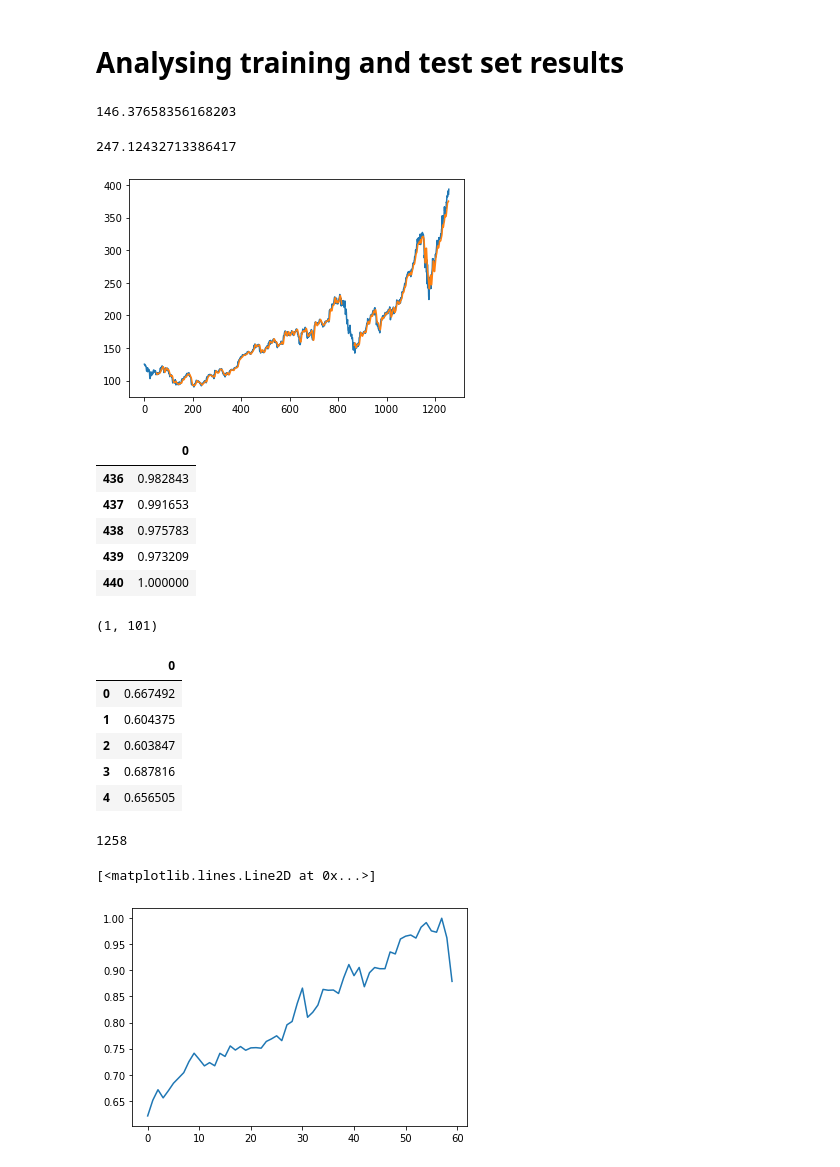
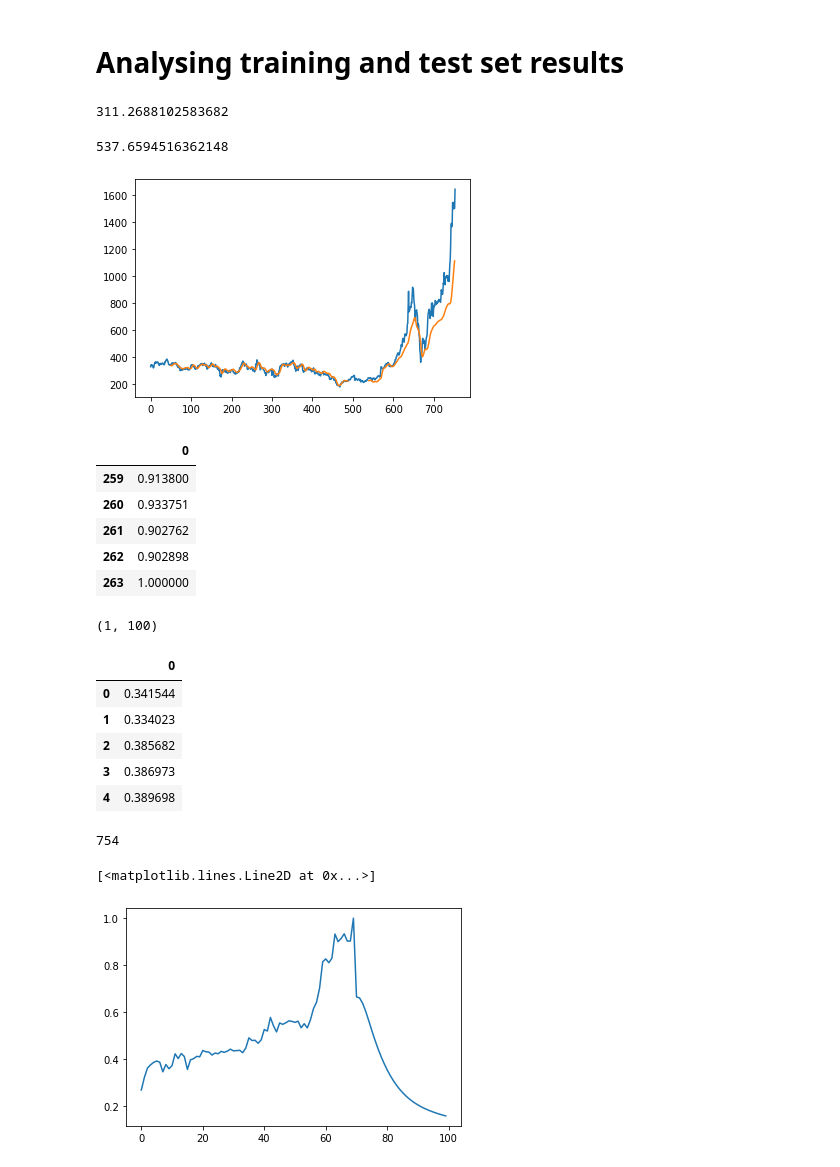
Before and after one commit to GaurangRaje/LSTM, a Jupyter notebook: LSTM_Stocks.ipynb, the cells around one changed output. Saved outputs shown, nothing was run; the diff lists cells and outputs as text; code cells hidden in the pictures.

```diff
--- a/LSTM_Stocks.ipynb
+++ b/LSTM_Stocks.ipynb
@@ -25,7 +23,7 @@ import os
 # %%
 yesterday = date.today() - timedelta(days = 1)
 print(yesterday)
-fya = yesterday - timedelta(days = 365 * 5)
+fya = yesterday - timedelta(days = 365 * 3)
 print(fya)
 # %% [output]
 2020-07-20
@@ -33,5 +31,5 @@ print(fya)
 # %%
-ticker = 'AAPL'
+ticker = 'TSLA'
 TIINGO_API_KEY = '0d89b22b2baae6031d933255d95b27b45630fa18'
 #api_key=os.environ.get('TIINGO_API_KEY')
 df = pdr.get_data_tiingo(ticker, api_key=TIINGO_API_KEY,
@@ -210,8 +208,8 @@ print(X_train)
 # %%
 model = Sequential([
           LSTM(50, return_sequences=True, input_shape=(100,1)),
-          LSTM(50, return_sequences=True),
-          LSTM(50),
-          Dense(1)
+          LSTM(50, return_sequences=True, activation='relu'),
+          LSTM(50, activation='relu'),
+          Dense(1, activation='linear')
 ])
 model.compile(loss='mean_squared_error', optimizer='adam')
@@ -277,39 +278,35 @@ test_pred = scaler.inverse_transform(test_pred)
 # %%
 math.sqrt(mean_squared_error(y_train, train_pred))
 # %% [output]
-146.37658356168203
+311.2688102583682
 # %%
 math.sqrt(mean_squared_error(y_test, test_pred))
 # %% [output]
-247.12432713386417
+537.6594516362148
 # %%
 y_pred_plot = np.empty_like(df1)
 y_pred_plot[:, :] = np.nan
 y_pred_plot[time_step:len(train_pred)+time_step, :] = train_pred
-#y_pred_plot = np.empty_like(df1)
-#y_pred_plot[:,:] = np.nan
 y_pred_plot[len(train_pred)+(time_step*2)+1:len(df1)-1, :] = test_pred
-#y_pred_plot = np.append(y_pred_plot, test_pred)
 plt.plot(scaler.inverse_transform(df1))
-#plt.plot(train_pred_plot)
 plt.plot(y_pred_plot)
 plt.show()
 # %% [output]
-[figure, old version]
+[figure, new version]
 # %%
 pd.DataFrame(test_data).tail()
 # %% [output]
 |  | 0 |
-| 436 | 0.982843 |
-| 437 | 0.991653 |
-| 438 | 0.975783 |
-| 439 | 0.973209 |
-| 440 | 1.000000 |
+| 259 | 0.913800 |
+| 260 | 0.933751 |
+| 261 | 0.902762 |
+| 262 | 0.902898 |
+| 263 | 1.000000 |
 # %%
-X_in = test_data[340:].reshape(1, -1)
+X_in = test_data[-100:].reshape(1, -1)
 X_in.shape
 # %% [output]
-(1, 101)
+(1, 100)
 # %%
 temp_in = list(X_in)
 temp_in = temp_in[0].tolist()
@@ -317,11 +314,11 @@ temp_in = temp_in[0].tolist()
 pd.DataFrame(temp_in).head()
 # %% [output]
 |  | 0 |
-| 0 | 0.667492 |
-| 1 | 0.604375 |
-| 2 | 0.603847 |
-| 3 | 0.687816 |
-| 4 | 0.656505 |
+| 0 | 0.341544 |
+| 1 | 0.334023 |
+| 2 | 0.385682 |
+| 3 | 0.386973 |
+| 4 | 0.389698 |
 # %%
 list_output = []
 n_steps = 100
@@ -354,11 +351,11 @@ day_pred = np.arange(101, (101+days_ahead))
 # %%
 len(df1)
 # %% [output]
-1258
+754
 # %%
 df3 = df1.tolist()
 df3.extend(list_output)
-plt.plot(df3[1200:])
+plt.plot(df3[-100:])
 # %% [output]
 [<matplotlib.lines.Line2D at 0x...>]
-[figure, old version]
+[figure, new version]
```
Also changed, not shown: parts of 27 cells of this notebook.
